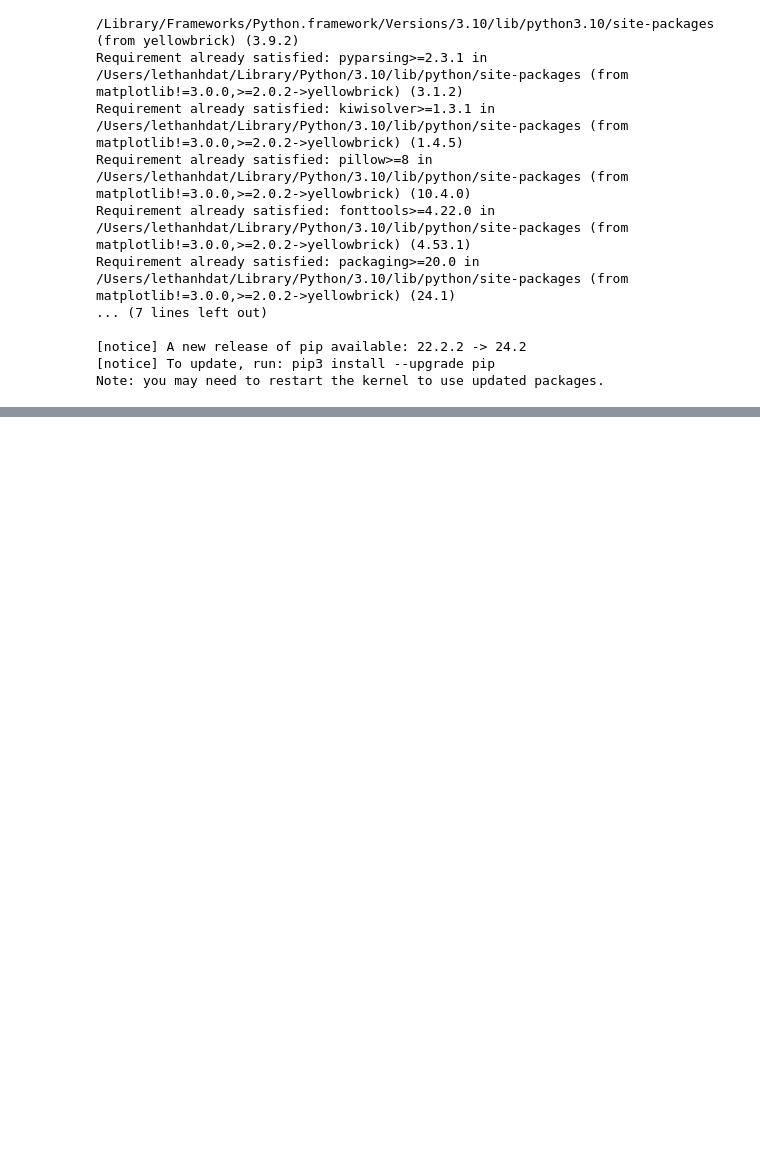
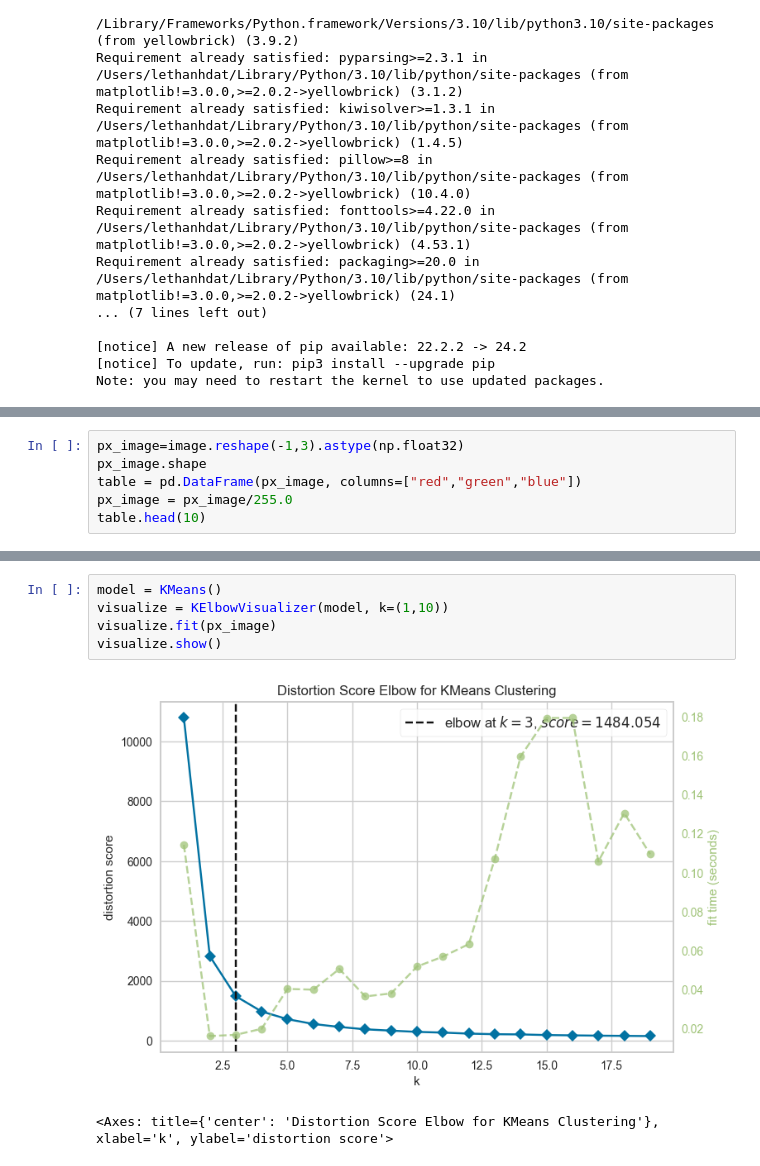
Before and after one commit to lds217/Computer-Vision-Learning, a Jupyter notebook: WEEK3/2/Phân đoạn ảnh với KMean/dat_segmentation_with_kmeans.ipynb, the cells around one changed output, grey strips where cells are left out. Saved outputs shown, nothing was run; the diff lists cells and outputs as text; blank space fills up the shorter version.

```diff
--- a/WEEK3/2/Phân đoạn ảnh với KMean/dat_segmentation_with_kmeans.ipynb
+++ b/WEEK3/2/Phân đoạn ảnh với KMean/dat_segmentation_with_kmeans.ipynb
@@ -28,0 +63,6 @@ from yellowbrick.cluster import KElbowVisualizer
+# %%
+px_image=image.reshape(-1,3).astype(np.float32)
+px_image.shape
+table = pd.DataFrame(px_image, columns=["red","green","blue"])
+px_image = px_image/255.0
+table.head(10)
@@ -28,0 +81,8 @@ from yellowbrick.cluster import KElbowVisualizer
+# %%
+model = KMeans()
+visualize = KElbowVisualizer(model, k=(1,10))
+visualize.fit(px_image)
+visualize.show()
+# %% [output]
+[figure, added]
+<Axes: title={'center': 'Distortion Score Elbow for KMeans Clustering'}, xlabel='k', ylabel='distortion score'>
```
Also changed, not shown: parts of 6 cells of this notebook.
